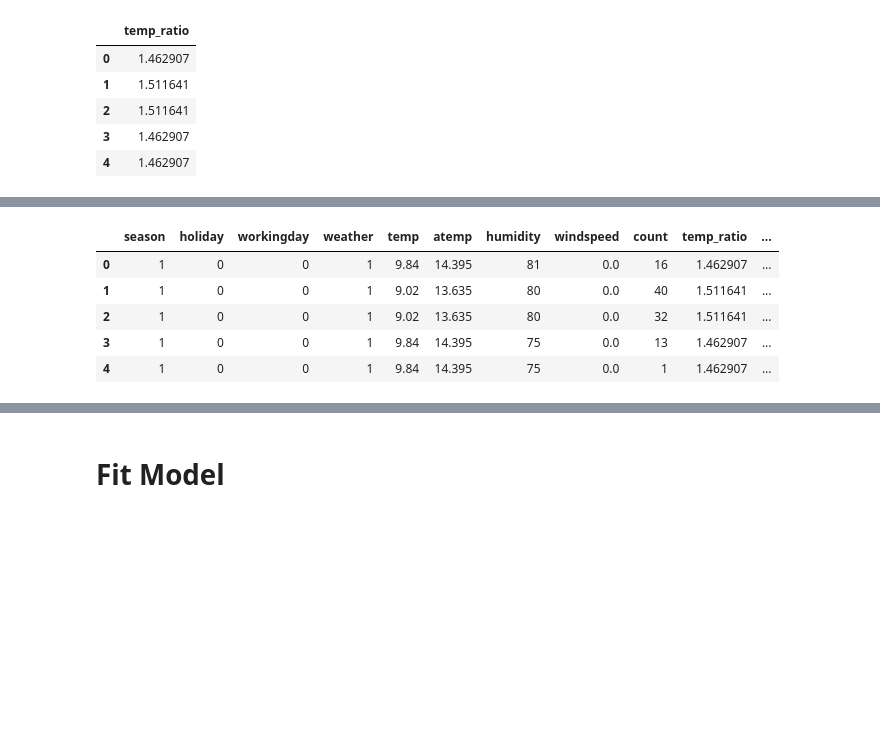
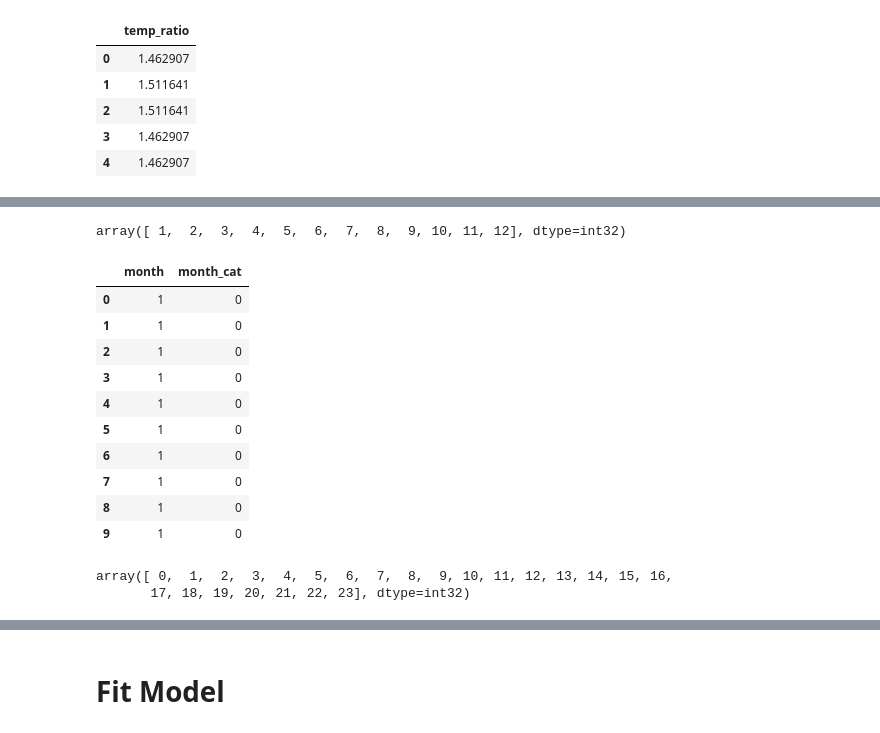
Before and after one commit to JJiaahn/Bicycle-rental-predict, a Jupyter notebook: bicycle_rental_predict.ipynb, the cells around one changed output, grey strips where cells are left out. Drawn from its saved outputs; the diff is of its cells as text; code cells hidden in the pictures; blank space fills up the shorter version.

```diff
--- a/bicycle_rental_predict.ipynb
+++ b/bicycle_rental_predict.ipynb
@@ -548,9 +551,3 @@ df_cp[['temp_ratio']].head()
 | 2 | 1.511641 |
 | 3 | 1.462907 |
 | 4 | 1.462907 |
-# %%
-# 2. 시간 정보 변환
-import datetime as dt
-
-# (1) df_cp 데이터프레임에서 datetime 열을 제거하고, 이를 각각 date_time 변수에 저장
-date_time = df_cp.pop('datetime')
@@ -579,11 +553,0 @@ Name: datetime, Length: 10886, dtype: float64
-# %%
-# (3) 하루(24시간) 주기를 표현
-day = 24*60*60
-df_cp.loc[:,'Day sin'] = np.sin(timestamp * (2 * np.pi / day))
-df_cp.loc[:,'Day cos'] = np.cos(timestamp * (2 * np.pi / day))
-
-
-# 4) 1년 주기를 표현
-year = (365.2425)*day
-df_cp.loc[:,'Year sin'] = np.sin(timestamp * (2 * np.pi / year))
-df_cp.loc[:,'Year cos'] = np.cos(timestamp * (2 * np.pi / year))
@@ -628,10 +554,5 @@ Text(0.5, 0, '시간')
-# %%
-df_cp.drop(columns=['casual', 'registered', 'month', 'year', 'week_day', 'hour'], inplace=True)
-df_cp.head()
-# %% [output]
-|  | season | holiday | workingday | weather | temp | atemp | humidity | windspeed | count | temp_ratio | ... |
-| 0 | 1 | 0 | 0 | 1 | 9.84 | 14.395 | 81 | 0.0 | 16 | 1.462907 | ... |
-| 1 | 1 | 0 | 0 | 1 | 9.02 | 13.635 | 80 | 0.0 | 40 | 1.511641 | ... |
-| 2 | 1 | 0 | 0 | 1 | 9.02 | 13.635 | 80 | 0.0 | 32 | 1.511641 | ... |
-| 3 | 1 | 0 | 0 | 1 | 9.84 | 14.395 | 75 | 0.0 | 13 | 1.462907 | ... |
-| 4 | 1 | 0 | 0 | 1 | 9.84 | 14.395 | 75 | 0.0 | 1 | 1.462907 | ... |
+# %%
+# 2. 월별 범주화
+df_cp['month'].unique()
+# %% [output]
+array([ 1,  2,  3,  4,  5,  6,  7,  8,  9, 10, 11, 12], dtype=int32)
@@ -637,0 +567,21 @@ df_cp.head()
+# %%
+df_cp['month_cat'] = df_cp['month'].apply(monthly_categorize) # 월별 범주화 함수 적용
+df_cp[['month', 'month_cat']].head(10)
+# %% [output]
+|  | month | month_cat |
+| 0 | 1 | 0 |
+| 1 | 1 | 0 |
+| 2 | 1 | 0 |
+| 3 | 1 | 0 |
+| 4 | 1 | 0 |
+| 5 | 1 | 0 |
+| 6 | 1 | 0 |
+| 7 | 1 | 0 |
+| 8 | 1 | 0 |
+| 9 | 1 | 0 |
+# %%
+# 3. 시간대별 범주화
+df_cp['hour'].unique()
+# %% [output]
+array([ 0,  1,  2,  3,  4,  5,  6,  7,  8,  9, 10, 11, 12, 13, 14, 15, 16,
+       17, 18, 19, 20, 21, 22, 23], dtype=int32)
```
Also changed, not shown: parts of 27 cells of this notebook.
